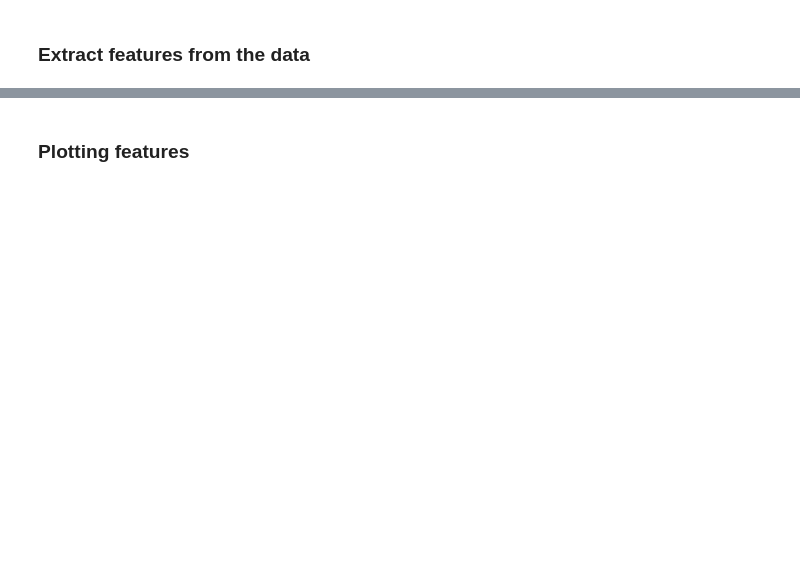
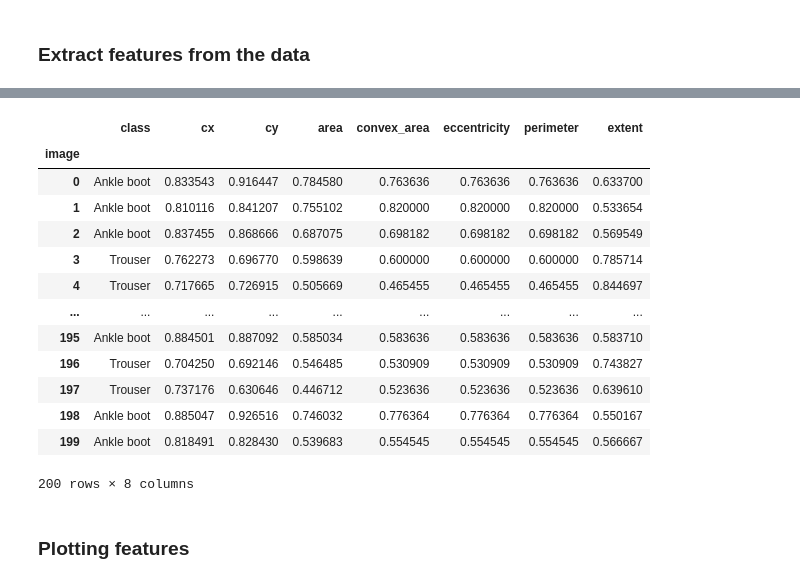
Before and after one commit to danielhp97/MLVC_1, a Jupyter notebook: Assignment1.ipynb, the cells around one changed output, grey strips where cells are left out. Saved outputs shown, nothing was run; the diff lists cells and outputs as text; code cells hidden in the pictures; blank space fills up the shorter version.

```diff
--- a/Assignment1.ipynb
+++ b/Assignment1.ipynb
@@ -54,3 +43,32 @@ features_subset
+# %%
+### Subeset containing the first 20 images
+features_subset = data_manager.extract_features(image_subset[:200], label_subset[:200])
+# features_subset = data_manager.extract_features(image_subset[20:50], label_subset[20:50])
+
+### Normalize features
+features_subset.area = features_subset.area / max(features_subset.area)
+features_subset.cx = features_subset.cx / max(features_subset.cx)
+features_subset.cy = features_subset.cy / max(features_subset.cy)
+features_subset.convex_area = features_subset.convex_area / max(features_subset.convex_area)
+features_subset.eccentricity = features_subset.convex_area / max(features_subset.convex_area)
+features_subset.perimeter = features_subset.convex_area / max(features_subset.convex_area)
+
+features_subset
+# %% [output]
+|  | class | cx | cy | area | convex_area | eccentricity | perimeter | extent |
+| image |  |  |  |  |  |  |  |  |
+| 0 | Ankle boot | 0.833543 | 0.916447 | 0.784580 | 0.763636 | 0.763636 | 0.763636 | 0.633700 |
+| 1 | Ankle boot | 0.810116 | 0.841207 | 0.755102 | 0.820000 | 0.820000 | 0.820000 | 0.533654 |
+| 2 | Ankle boot | 0.837455 | 0.868666 | 0.687075 | 0.698182 | 0.698182 | 0.698182 | 0.569549 |
+| 3 | Trouser | 0.762273 | 0.696770 | 0.598639 | 0.600000 | 0.600000 | 0.600000 | 0.785714 |
+| 4 | Trouser | 0.717665 | 0.726915 | 0.505669 | 0.465455 | 0.465455 | 0.465455 | 0.844697 |
+| ... | ... | ... | ... | ... | ... | ... | ... | ... |
+| 195 | Ankle boot | 0.884501 | 0.887092 | 0.585034 | 0.583636 | 0.583636 | 0.583636 | 0.583710 |
+| 196 | Trouser | 0.704250 | 0.692146 | 0.546485 | 0.530909 | 0.530909 | 0.530909 | 0.743827 |
+| 197 | Trouser | 0.737176 | 0.630646 | 0.446712 | 0.523636 | 0.523636 | 0.523636 | 0.639610 |
+| 198 | Ankle boot | 0.885047 | 0.926516 | 0.746032 | 0.776364 | 0.776364 | 0.776364 | 0.550167 |
+| 199 | Ankle boot | 0.818491 | 0.828430 | 0.539683 | 0.554545 | 0.554545 | 0.554545 | 0.566667 |
+200 rows × 8 columns
 # %% [markdown]
 ### Plotting features
 # %%
```
Also changed, not shown: parts of 6 cells of this notebook.
